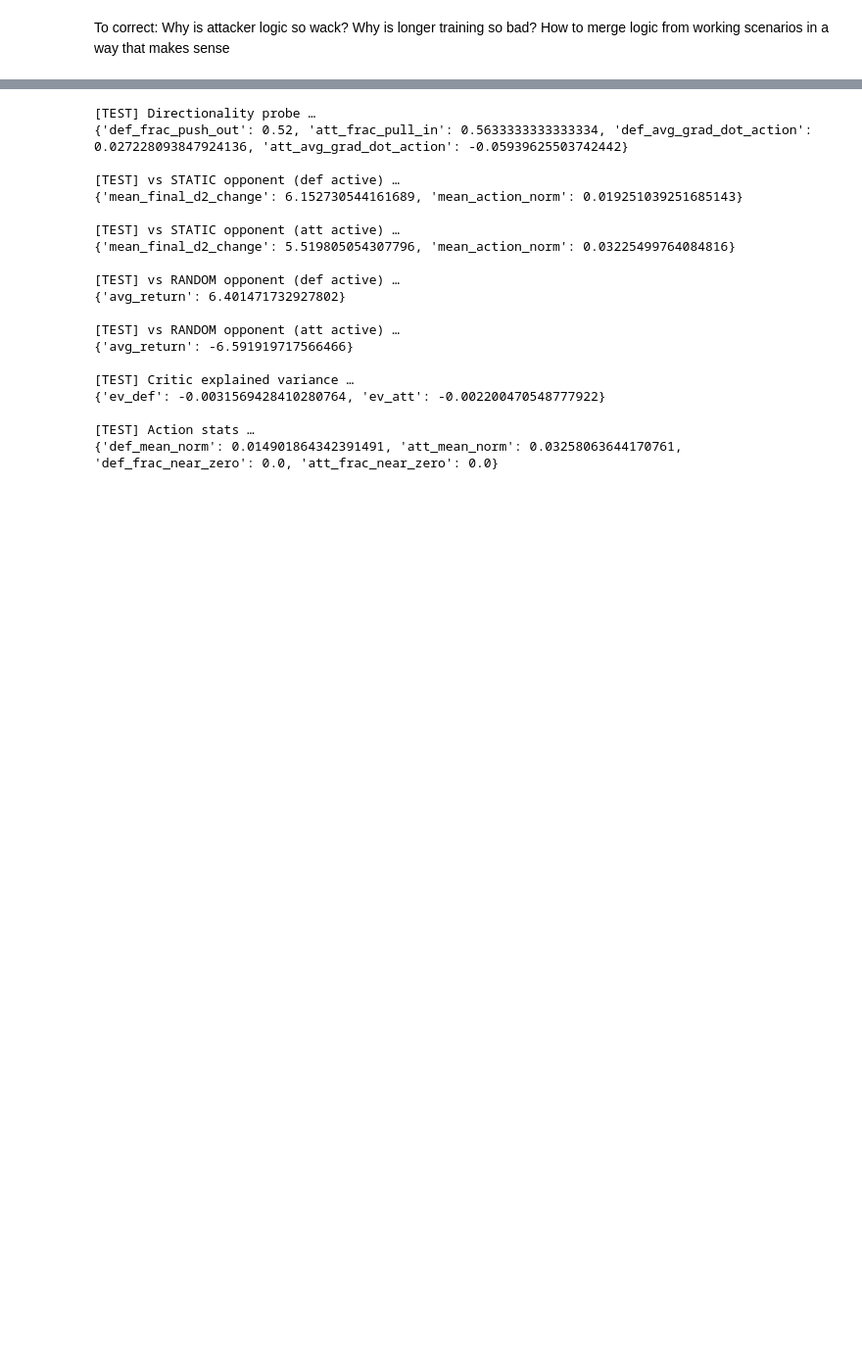
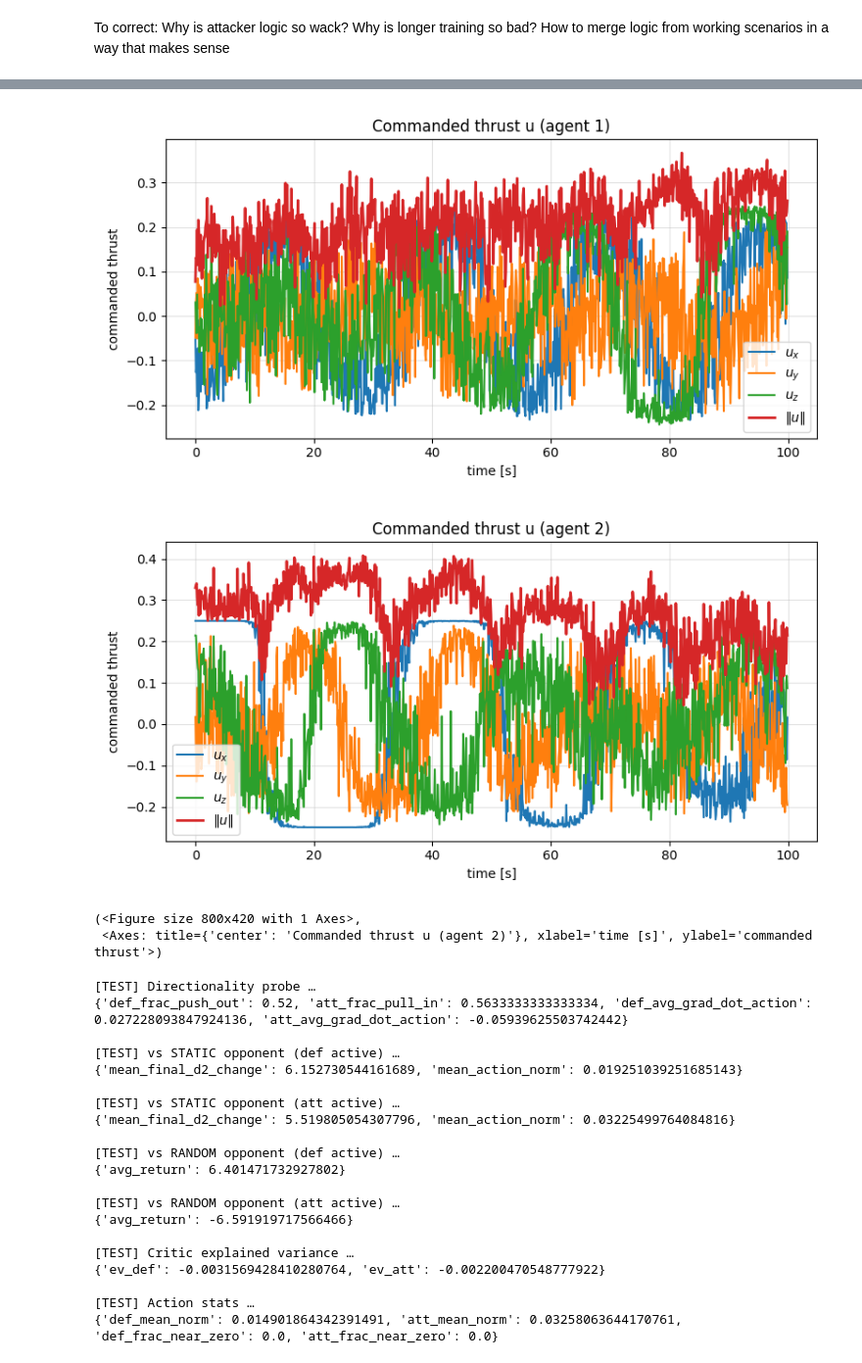
Before and after one commit to gussantaella1/PARL-PO, a Jupyter notebook: GameTheory_TopLevel.ipynb, the cells around one changed output, grey strips where cells are left out. Shown at 98% size. Cells and saved outputs as stored; diff of their text form; code cells hidden in the pictures; blank space fills up the shorter version.

```diff
--- a/GameTheory_TopLevel.ipynb
+++ b/GameTheory_TopLevel.ipynb
@@ -133,3 +141,14 @@ VBox(children=(HBox(children=(Play(value=0, interval=50, max=600), IntSlider(val
+# %%
+# After you have frames_dict from a rollout:
+plot_rollout_thrust_u(rollout, cfg=cfg, agent=1)
+
+# Agent 2:
+plot_rollout_thrust_u(rollout, cfg=cfg, agent=2)
+# %% [output]
+[figure, added]
+[figure, added]
+(<Figure size 800x420 with 1 Axes>,
+ <Axes: title={'center': 'Commanded thrust u (agent 2)'}, xlabel='time [s]', ylabel='commanded thrust'>)
 # %%
 # --- glue: build Ad/Bd, make nets, load checkpoints ---
 import os, torch, numpy as np
```
Also changed, not shown: parts of 2 cells of this notebook, 1 other file.
